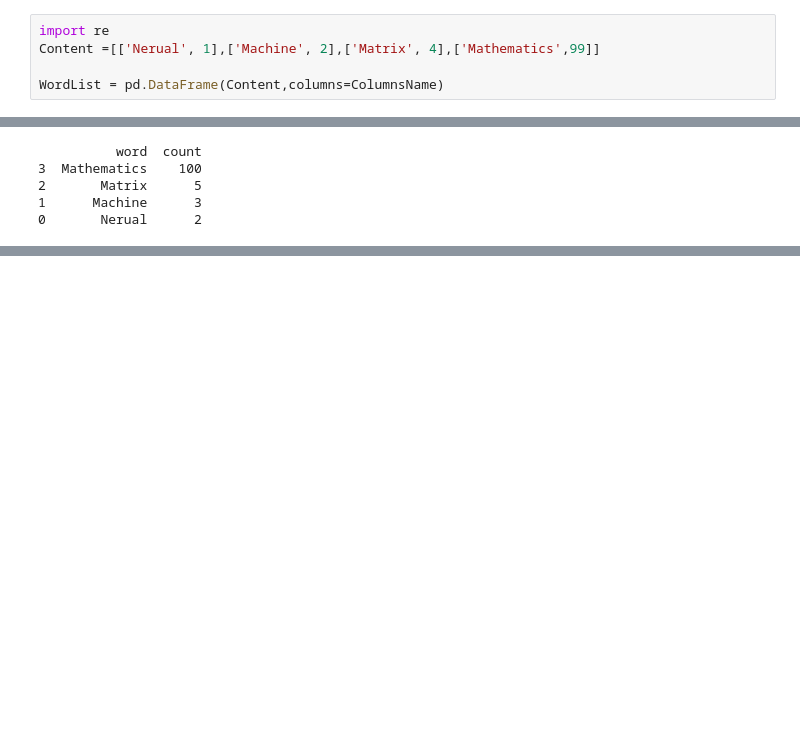
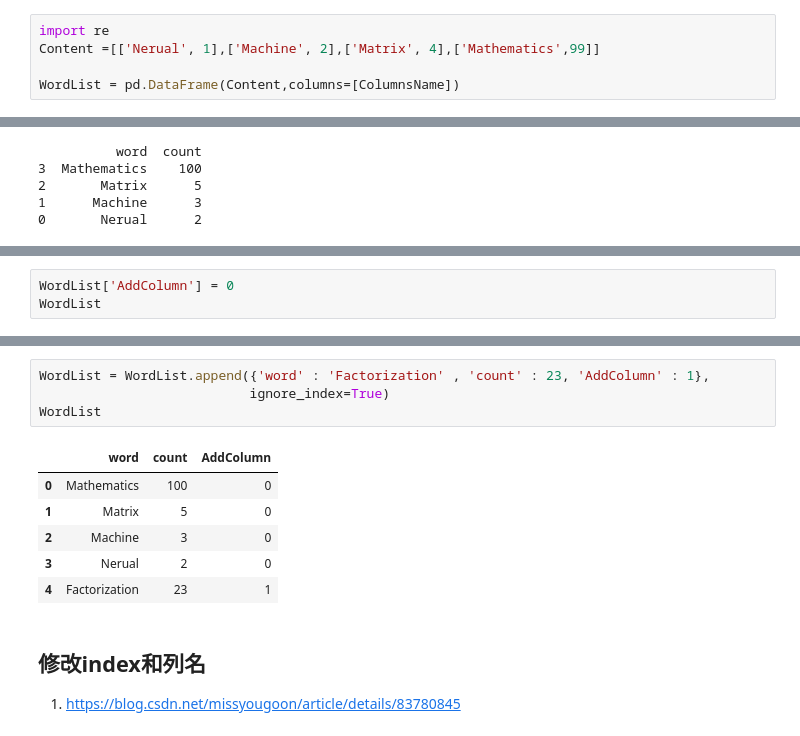
Before and after one commit to youareeverysingleday/MachineLearningAssignments, a Jupyter notebook: codes/7PandasGuide/0PandasGuide.ipynb, the cells around one changed output, grey strips where cells are left out. Cells and saved outputs as stored; diff of their text form; blank space fills up the shorter version.

```diff
--- a/codes/7PandasGuide/0PandasGuide.ipynb
+++ b/codes/7PandasGuide/0PandasGuide.ipynb
@@ -49,7 +62,7 @@ class DataFrame(pandas.core.generic.NDFrame, pandas.core.arraylike.OpsMixin)
 import re
 Content =[['Nerual', 1],['Machine', 2],['Matrix', 4],['Mathematics',99]]
 
-WordList = pd.DataFrame(Content,columns=ColumnsName)
+WordList = pd.DataFrame(Content,columns=[ColumnsName])
 # %% [markdown]
 特别需要注意，这里修改DataFrame的值的时候一定要用loc的方式来修改。如果使用row['count']的方式是不能修改原DataFrame中元素的值的。
 # %%
@@ -80,0 +117,3 @@ print(WordList)
+# %%
+WordList['AddColumn'] = 0
+WordList
@@ -80,0 +130,15 @@ print(WordList)
+# %%
+WordList = WordList.append({'word' : 'Factorization' , 'count' : 23, 'AddColumn' : 1},
+                           ignore_index=True)
+WordList
+# %% [output]
+|  | word | count | AddColumn |
+| 0 | Mathematics | 100 | 0 |
+| 1 | Matrix | 5 | 0 |
+| 2 | Machine | 3 | 0 |
+| 3 | Nerual | 2 | 0 |
+| 4 | Factorization | 23 | 1 |
+# %% [markdown]
+## 修改index和列名
+
+1. <https://blog.csdn.net/missyougoon/article/details/83780845>
```
Also changed, not shown: parts of 10 cells of this notebook, 6 other files.
